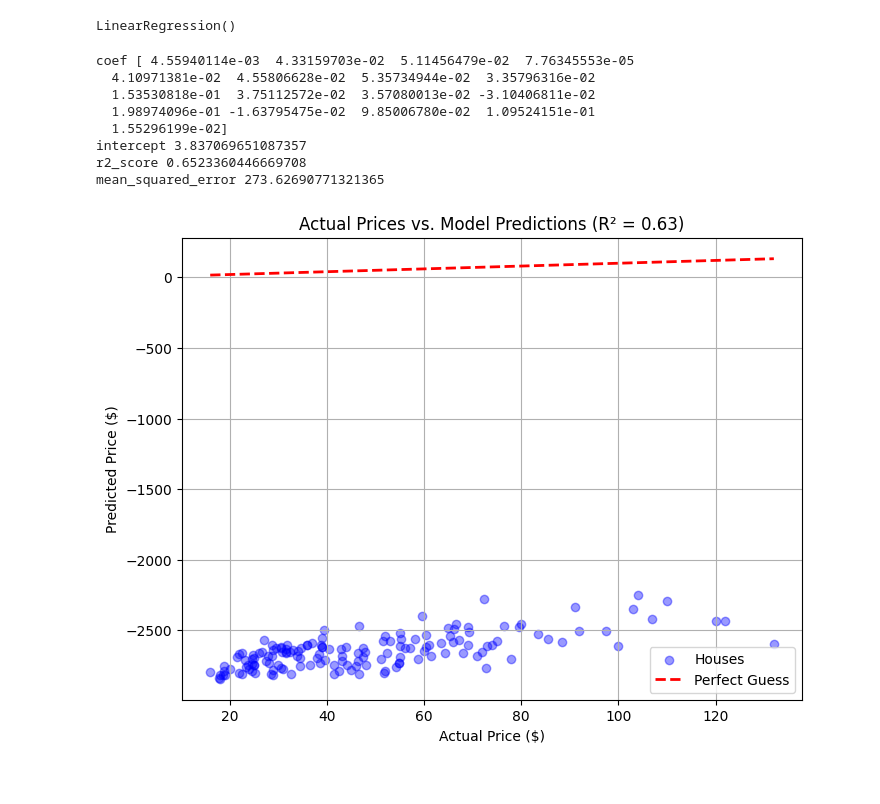
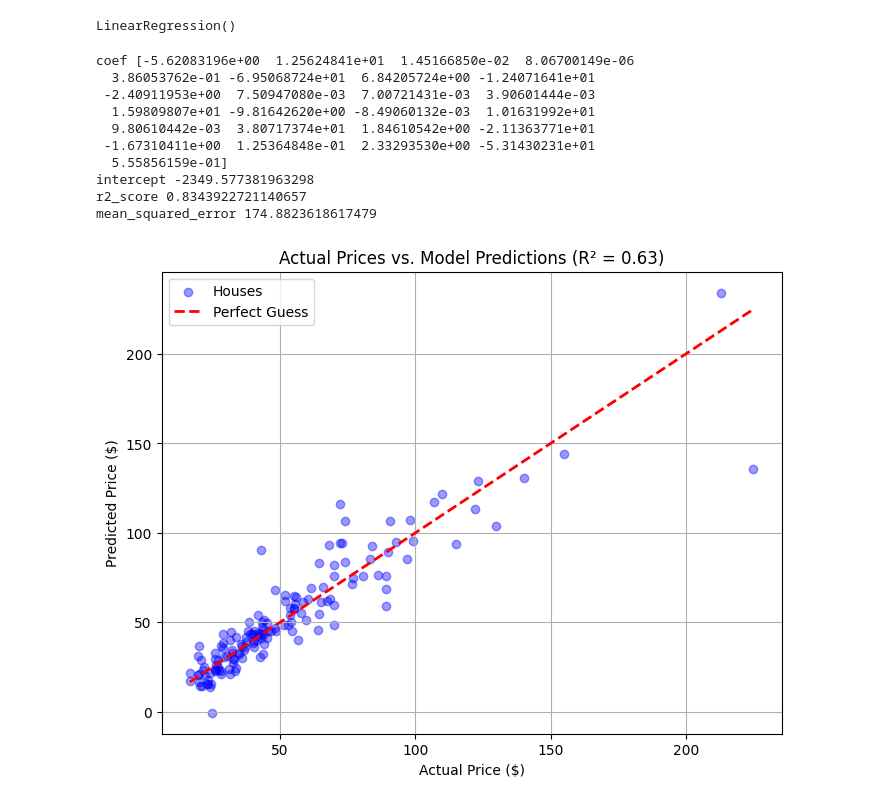
Before and after one commit to Ruvaaa/house-price-linear-regression-model, a Jupyter notebook: HousePrice/linearregression.ipynb, the cells around one changed output. Saved outputs shown, nothing was run; the diff lists cells and outputs as text; code cells hidden in the pictures.

Commit message:
add linear regression model features

```diff
--- a/HousePrice/linearregression.ipynb
+++ b/HousePrice/linearregression.ipynb
@@ -93,6 +111,6 @@ house_data_scaled = ss.fit_transform(house_data_clean)
 # %%
-data = pd.DataFrame(house_data_scaled, columns = house_data.columns, index = house_data.index)
+#data = pd.DataFrame(house_data_scaled, columns = house_data_bloop.columns, index = house_data_bloop.index)
 # %%
-X = house_data_clean.drop(columns = ['price'])
-Y = house_data_clean['price']
+X = data.drop(columns = ['price'])
+Y = data['price']
 # %%
@@ -103,2 +118,12 @@ Y_test_log = np.log1p(Y_test)
+# %%
+train_temp = X_train.copy()
+train_temp['price'] = Y_train
+zip_price_map = train_temp.groupby('zipcode')['price'].mean().to_dict()
+
+X_train['zip_mean_price'] = X_train['zipcode'].map(zip_price_map)
+X_test['zip_mean_price'] = X_test['zipcode'].map(zip_price_map)
+
+global_mean = Y_train.mean()
+X_test['zip_mean_price'] = X_test['zip_mean_price'].fillna(global_mean)
 # %%
 model = linear_model.LinearRegression()
@@ -113,5 +130,5 @@ X_test_scaled = pd.DataFrame(X_test_scaled_array, columns = X_test.columns, inde
 # %%
-model.fit(X_train_scaled, Y_train_log)
+model.fit(X_train, Y_train)
 # %% [output]
 LinearRegression()
 # %%
@@ -122,29 +136,31 @@ Y_pred_normal = np.expm1(Y_pred)
 # %%
 print("coef",model.coef_)
 print("intercept",model.intercept_)
-print("r2_score",r2_score(Y_pred_normal, Y_test_normal))
-print("mean_squared_error",mean_squared_error(Y_pred_normal, Y_test_normal))
+print("r2_score",r2_score(Y_pred, Y_test))
+print("mean_squared_error",mean_squared_error(Y_pred, Y_test))
 # %% [output]
-coef [ 4.55940114e-03  4.33159703e-02  5.11456479e-02  7.76345553e-05
-  4.10971381e-02  4.55806628e-02  5.35734944e-02  3.35796316e-02
-  1.53530818e-01  3.75112572e-02  3.57080013e-02 -3.10406811e-02
-  1.98974096e-01 -1.63795475e-02  9.85006780e-02  1.09524151e-01
-  1.55296199e-02]
-intercept 3.837069651087357
-r2_score 0.6523360446669708
-mean_squared_error 273.62690771321365
+coef [-5.62083196e+00  1.25624841e+01  1.45166850e-02  8.06700149e-06
+  3.86053762e-01 -6.95068724e+01  6.84205724e+00 -1.24071641e+01
+ -2.40911953e+00  7.50947080e-03  7.00721431e-03  3.90601444e-03
+  1.59809807e+01 -9.81642620e+00 -8.49060132e-03  1.01631992e+01
+  9.80610442e-03  3.80717374e+01  1.84610542e+00 -2.11363771e+01
+ -1.67310411e+00  1.25364848e-01  2.33293530e+00 -5.31430231e+01
+  5.55856159e-01]
+intercept -2349.577381963298
+r2_score 0.8343922721140657
+mean_squared_error 174.8823618617479
 # %%
 plt.figure(figsize=(8, 6))
 plt.scatter(Y_test, model.predict(X_test), alpha=0.4, color='blue', label='Houses')
 
-plt.plot([Y_test_normal.min(), Y_test_normal.max()], [Y_test_normal.min(), Y_test_normal.max()], color='red', linestyle='--', linewidth=2, label='Perfect Guess')
+plt.plot([Y_test.min(), Y_test.max()], [Y_test.min(), Y_test.max()], color='red', linestyle='--', linewidth=2, label='Perfect Guess')
 
 #label
 plt.title('Actual Prices vs. Model Predictions (R² = 0.63)')
 plt.xlabel('Actual Price ($)')
 plt.ylabel('Predicted Price ($)')
 plt.legend()
 plt.grid(True)
 plt.show()
 # %% [output]
-[figure, old version]
+[figure, new version]
```
Also changed, not shown: parts of 15 cells of this notebook.
